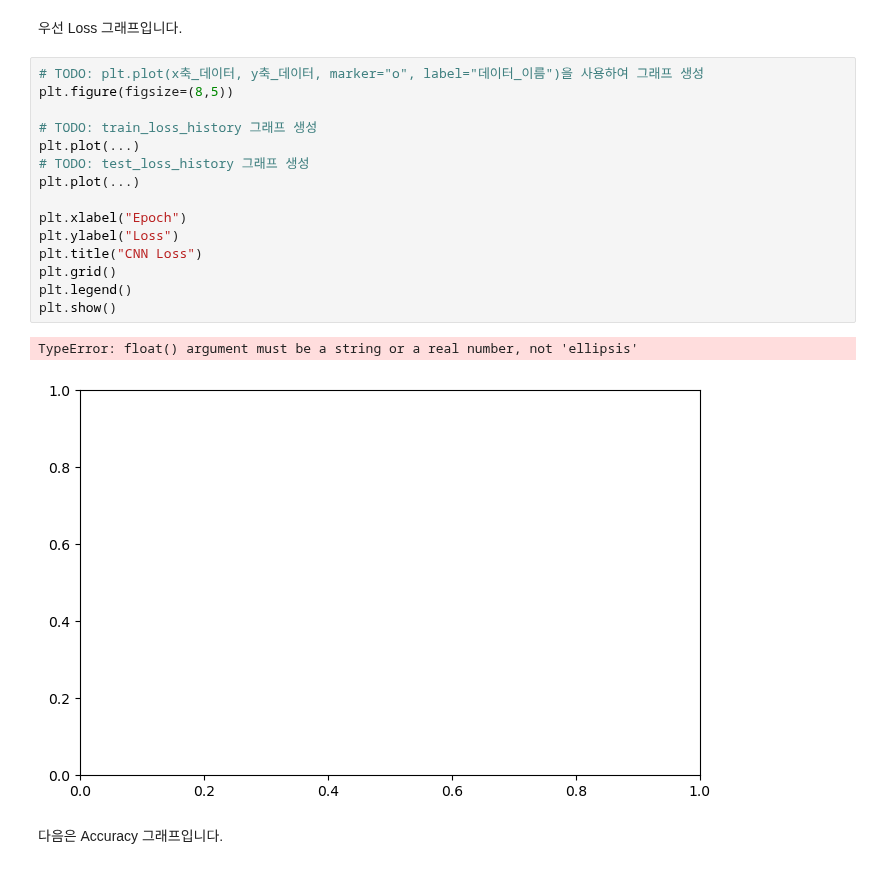
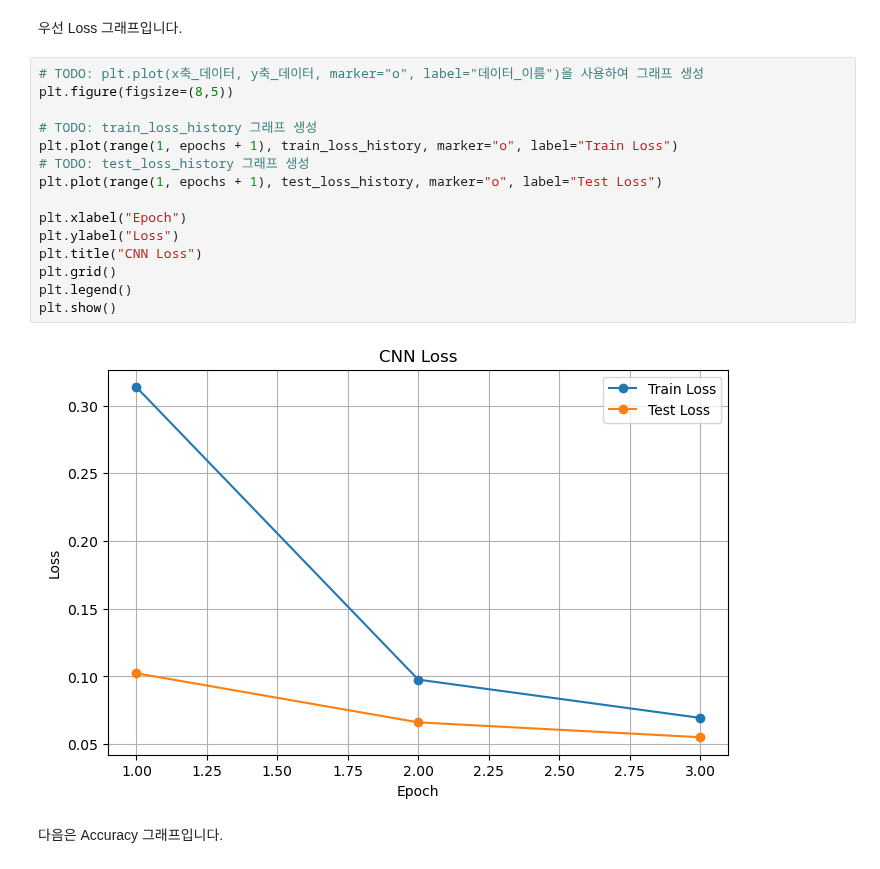
Before and after one commit to HONGSAHUN/Vision-LLM-202138150, a Jupyter notebook: 03_DL-and-GPU.ipynb, the cells around one changed output. Cells and saved outputs as stored; diff of their text form.

```diff
--- a/03_DL-and-GPU.ipynb
+++ b/03_DL-and-GPU.ipynb
@@ -2191,21 +2186,20 @@ plt.show()
 # %%
 # TODO: plt.plot(x축_데이터, y축_데이터, marker="o", label="데이터_이름")을 사용하여 그래프 생성
 plt.figure(figsize=(8,5))
 
 # TODO: train_loss_history 그래프 생성
-plt.plot(...)
+plt.plot(range(1, epochs + 1), train_loss_history, marker="o", label="Train Loss")
 # TODO: test_loss_history 그래프 생성
-plt.plot(...)
+plt.plot(range(1, epochs + 1), test_loss_history, marker="o", label="Test Loss")
 
 plt.xlabel("Epoch")
 plt.ylabel("Loss")
 plt.title("CNN Loss")
 plt.grid()
 plt.legend()
 plt.show()
 # %% [output]
-TypeError: float() argument must be a string or a real number, not 'ellipsis'
-[figure, old version]
+[figure, new version]
 # %% [markdown]
 다음은 Accuracy 그래프입니다.
 # %%
```
Also changed, not shown: parts of 43 cells of this notebook, 2 other files.
